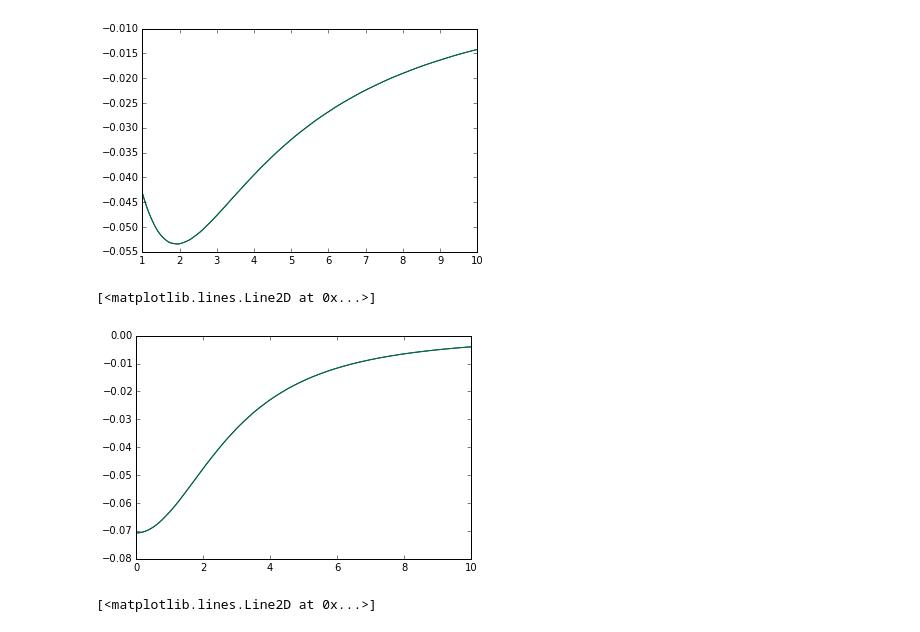
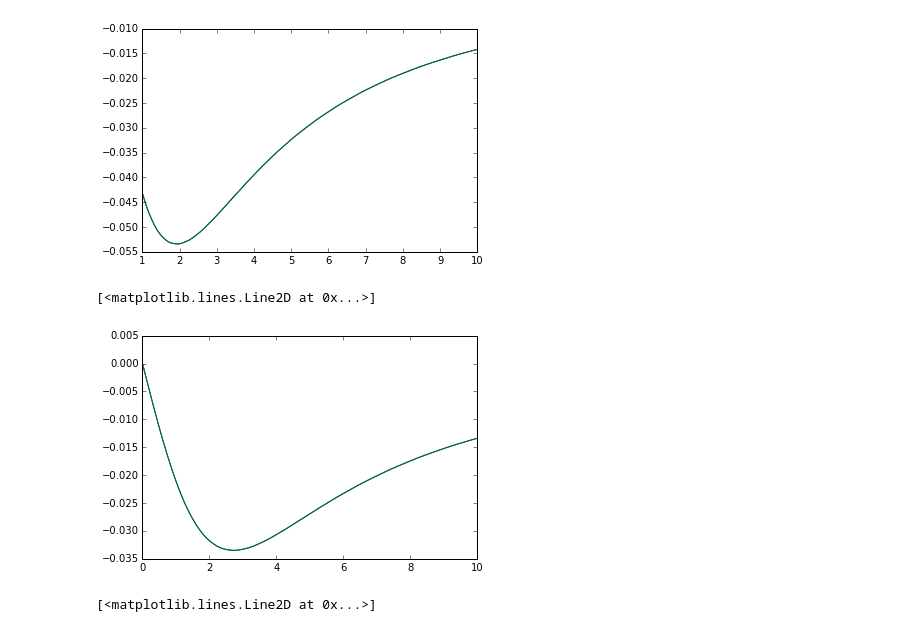
Before and after one commit to SeaifanAladdin/galpy-notebook, a Jupyter notebook: galpy/SCFPotential_forces.ipynb, the cells around one changed output. Saved outputs shown, nothing was run; the diff lists cells and outputs as text; code cells hidden in the pictures.

```diff
--- a/galpy/SCFPotential_forces.ipynb
+++ b/galpy/SCFPotential_forces.ipynb
@@ -51,9 +60,9 @@ plt.plot(R, nfw._Rforce(R, 2, 1))
 [<matplotlib.lines.Line2D at 0x...>]
 [figure]
 # %%
-plt.plot(z, scf._Rforce(3,z,1))
-plt.plot(z, nfw._Rforce(3, z, 1))
+plt.plot(z, scf.zforce(3,z,1))
+plt.plot(z, nfw.zforce(3, z, 1))
 # %% [output]
 [<matplotlib.lines.Line2D at 0x...>]
-[figure, old version]
+[figure, new version]
 # %%
```
Also changed, not shown: parts of 12 cells of this notebook.
